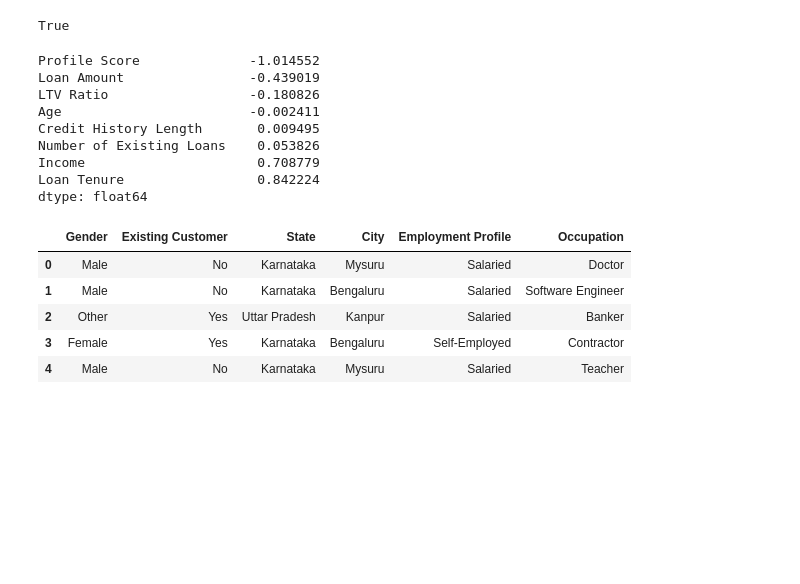
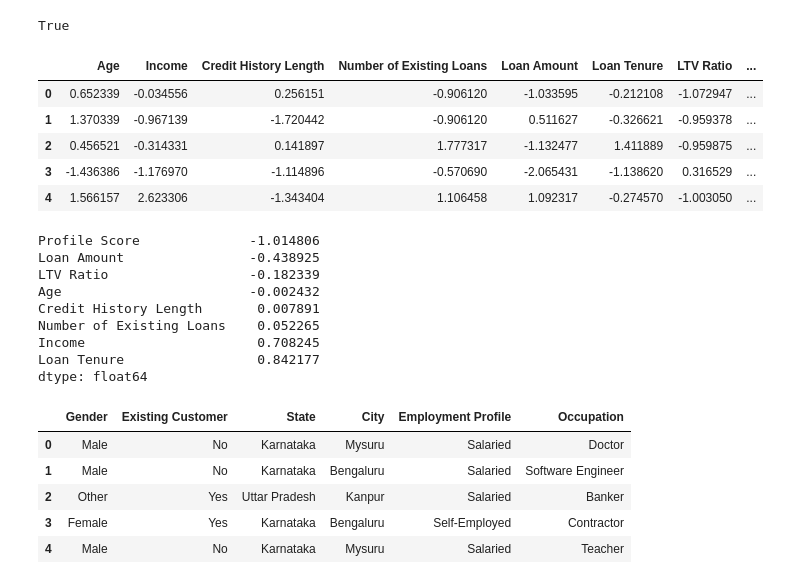
Before and after one commit to manoloacademia/aprMaqI_CEIA, a Jupyter notebook: trabajo_final/credit_v1.ipynb, the cells around one changed output. Cells and saved outputs as stored; diff of their text form; code cells hidden in the pictures; blank space fills up the shorter version.

```diff
--- a/trabajo_final/credit_v1.ipynb
+++ b/trabajo_final/credit_v1.ipynb
@@ -150,15 +158,24 @@ X_scaled = pd.DataFrame(X_scaled, columns=X[numericas].columns)
+# %%
+X_scaled.head()
+# %% [output]
+|  | Age | Income | Credit History Length | Number of Existing Loans | Loan Amount | Loan Tenure | LTV Ratio | ... |
+| 0 | 0.652339 | -0.034556 | 0.256151 | -0.906120 | -1.033595 | -0.212108 | -1.072947 | ... |
+| 1 | 1.370339 | -0.967139 | -1.720442 | -0.906120 | 0.511627 | -0.326621 | -0.959378 | ... |
+| 2 | 0.456521 | -0.314331 | 0.141897 | 1.777317 | -1.132477 | 1.411889 | -0.959875 | ... |
+| 3 | -1.436386 | -1.176970 | -1.114896 | -0.570690 | -2.065431 | -1.138620 | 0.316529 | ... |
+| 4 | 1.566157 | 2.623306 | -1.343404 | 1.106458 | 1.092317 | -0.274570 | -1.003050 | ... |
 # %%
 # Revisamos si los valores numericos tienen un skew
-X_scaled.skew().sort_values()
+X_train_scaled.skew().sort_values()
 # %% [output]
-Profile Score              -1.014552
-Loan Amount                -0.439019
-LTV Ratio                  -0.180826
-Age                        -0.002411
-Credit History Length       0.009495
-Number of Existing Loans    0.053826
-Income                      0.708779
-Loan Tenure                 0.842224
+Profile Score              -1.014806
+Loan Amount                -0.438925
+LTV Ratio                  -0.182339
+Age                        -0.002432
+Credit History Length       0.007891
+Number of Existing Loans    0.052265
+Income                      0.708245
+Loan Tenure                 0.842177
 dtype: float64
 # %%
 # Vemos las variables categóricas
```
Also changed, not shown: parts of 23 cells of this notebook.
